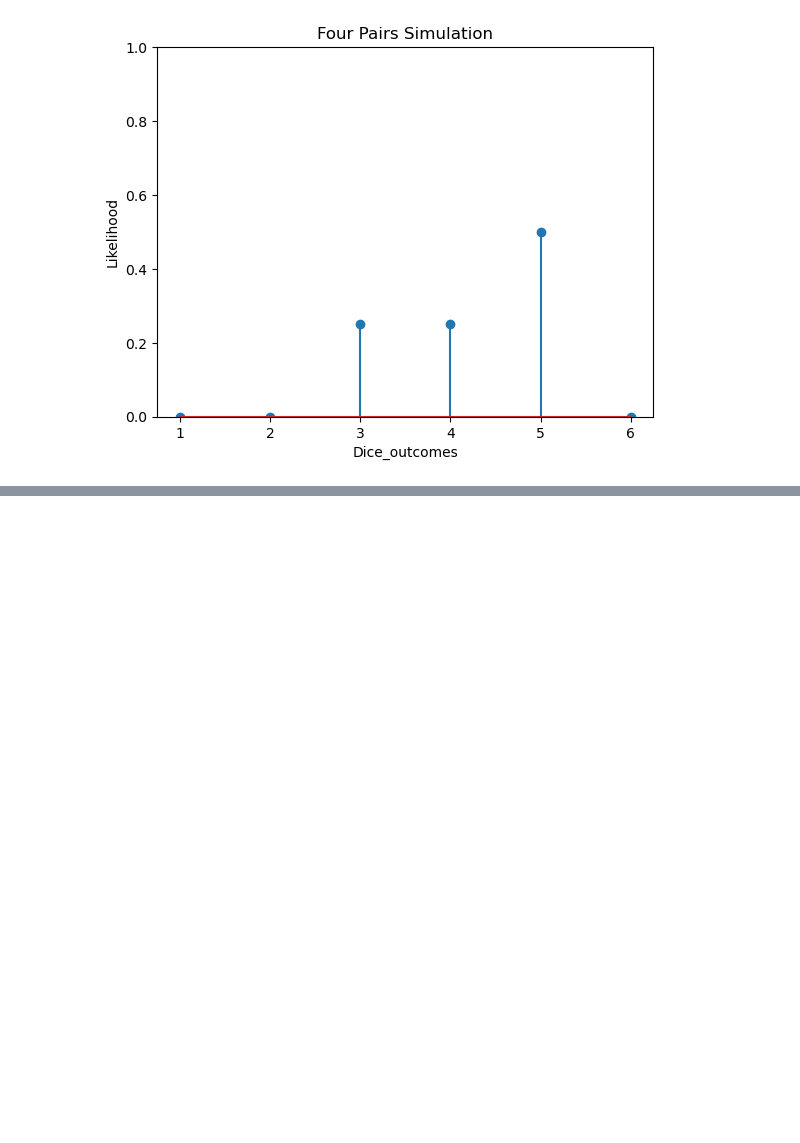
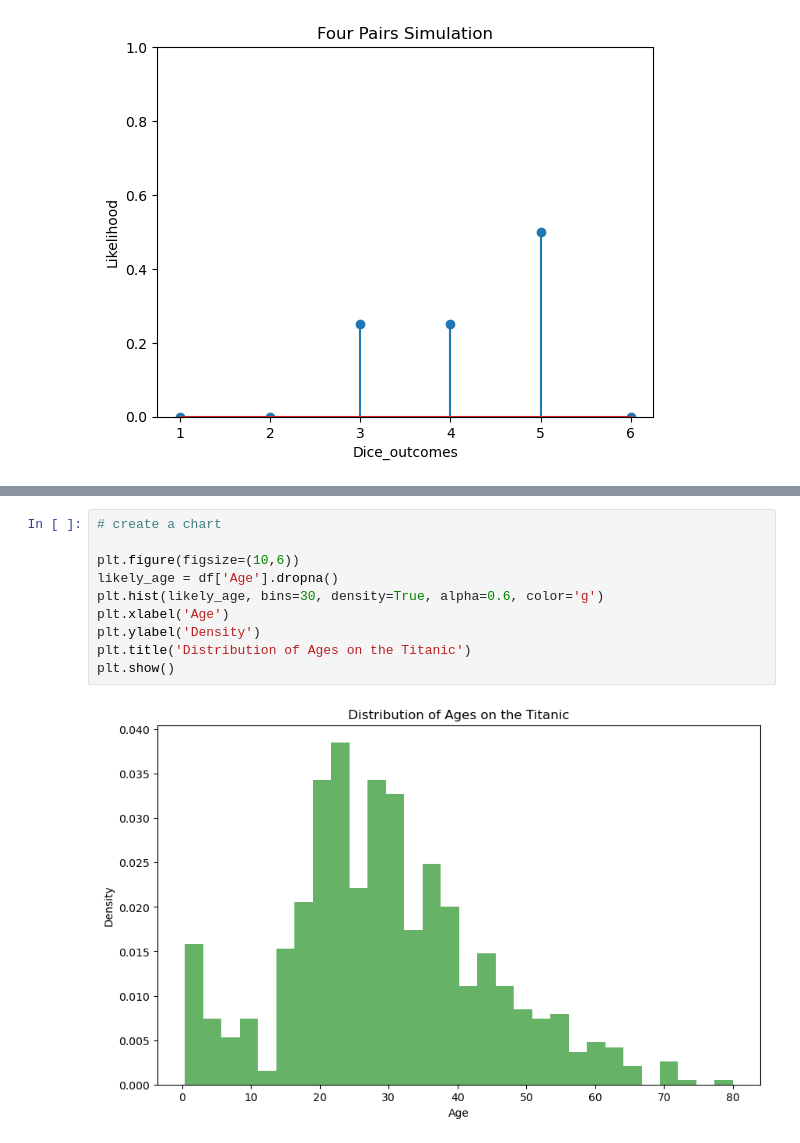
Before and after one commit to geoffreykemboi/statistics_one, a Jupyter notebook: statisticstitanic.ipynb, the cells around one changed output, grey strips where cells are left out. Drawn from its saved outputs; the diff is of its cells as text; blank space fills up the shorter version.

```diff
--- a/statisticstitanic.ipynb
+++ b/statisticstitanic.ipynb
@@ -96,0 +152,12 @@ plt.show()
+# %%
+# create a chart
+
+plt.figure(figsize=(10,6))
+likely_age = df['Age'].dropna()
+plt.hist(likely_age, bins=30, density=True, alpha=0.6, color='g')
+plt.xlabel('Age')
+plt.ylabel('Density')
+plt.title('Distribution of Ages on the Titanic')
+plt.show()
+# %% [output]
+[figure, added]
```
Also changed, not shown: parts of 12 cells of this notebook, 1 other file.
